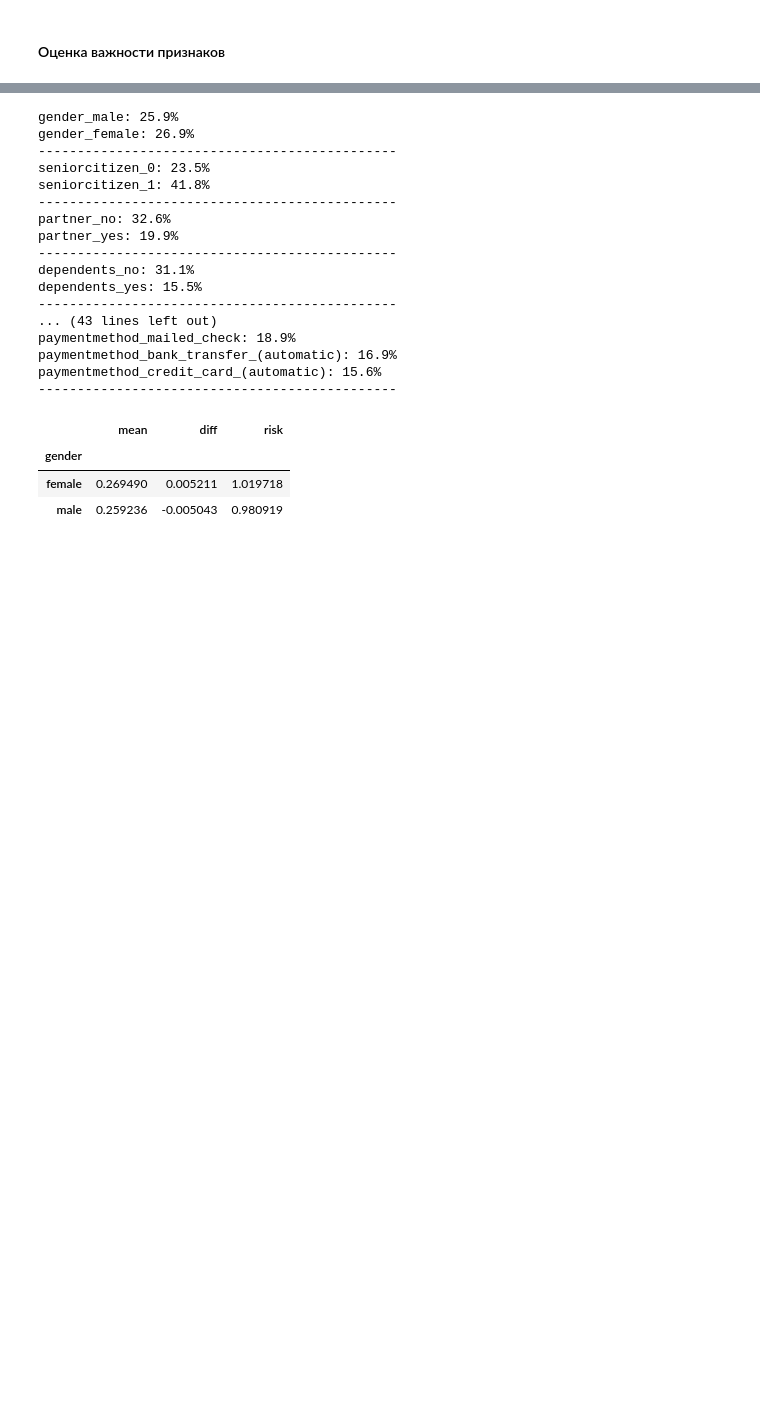
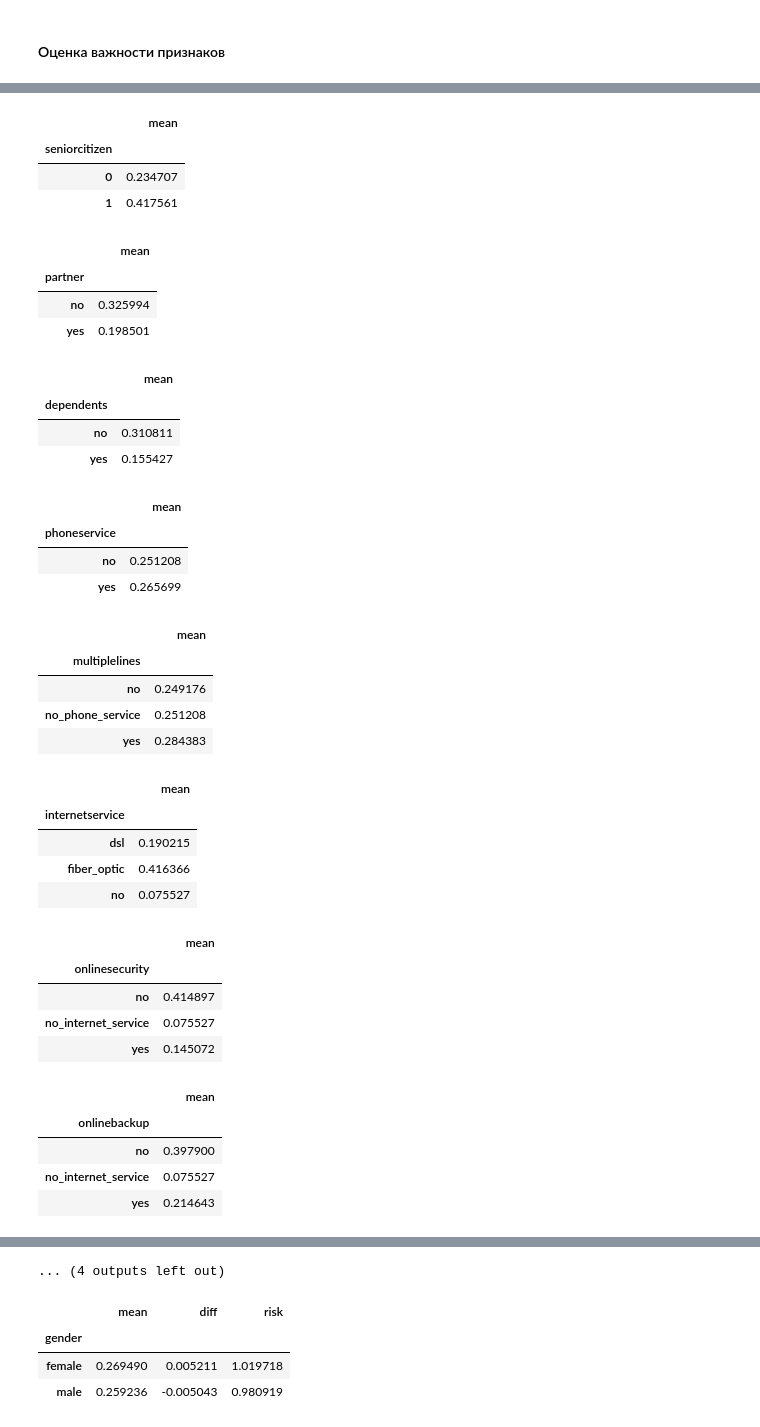
Before and after one commit to GridasovSasha/ML_classification_customer_churn, a Jupyter notebook: main.ipynb, the cells around one changed output, grey strips where cells are left out. Drawn from its saved outputs; the diff is of its cells as text; code cells hidden in the pictures; blank space fills up the shorter version.

```diff
--- a/main.ipynb
+++ b/main.ipynb
@@ -233,12 +236,9 @@ dtype: int64
 #print(f'male: {round(male_mean,2)}')
 # %%
 # Коэффициент оттока
-churn_coef_dict = {}
+global_mean =  df_train_full['churn'].mean()
 
-for cat in categorical:
-    for i in df_train_full[cat].value_counts().index.to_list():
-        ch_mean = df_train_full[df_train_full[cat] == i]['churn'].mean()
-        churn_coef_dict[f'{cat}_{i}'] = round(ch_mean,3)
-        print(f'{cat}_{i}: {round(ch_mean*100,1)}%')
-    print('----------------------------------------------')
+for col in categorical:
+    df_group = df_train_full.groupby(col)['churn'].agg(['mean'])
+    display(df_group)
 # %% [output]
@@ -244,0 +249,36 @@ for cat in categorical:
+|  | mean |
+| seniorcitizen |  |
+| 0 | 0.234707 |
+| 1 | 0.417561 |
+|  | mean |
+| partner |  |
+| no | 0.325994 |
+| yes | 0.198501 |
+|  | mean |
+| dependents |  |
+| no | 0.310811 |
+| yes | 0.155427 |
+|  | mean |
+| phoneservice |  |
+| no | 0.251208 |
+| yes | 0.265699 |
+|  | mean |
+| multiplelines |  |
+| no | 0.249176 |
+| no_phone_service | 0.251208 |
+| yes | 0.284383 |
+|  | mean |
+| internetservice |  |
+| dsl | 0.190215 |
+| fiber_optic | 0.416366 |
+| no | 0.075527 |
+|  | mean |
+| onlinesecurity |  |
+| no | 0.414897 |
+| no_internet_service | 0.075527 |
+| yes | 0.145072 |
+|  | mean |
+| onlinebackup |  |
+| no | 0.397900 |
+| no_internet_service | 0.075527 |
+| yes | 0.214643 |
@@ -245,20 +300,4 @@ for cat in categorical:
-gender_male: 25.9%
-gender_female: 26.9%
-----------------------------------------------
-seniorcitizen_0: 23.5%
-seniorcitizen_1: 41.8%
-----------------------------------------------
-partner_no: 32.6%
-partner_yes: 19.9%
-----------------------------------------------
-dependents_no: 31.1%
-dependents_yes: 15.5%
-----------------------------------------------
-... (43 lines left out)
-paymentmethod_mailed_check: 18.9%
-paymentmethod_bank_transfer_(automatic): 16.9%
-paymentmethod_credit_card_(automatic): 15.6%
-----------------------------------------------
+... (4 outputs left out)
 # %%
 # Коэффициент риска
 
```
Also changed, not shown: parts of 23 cells of this notebook.
